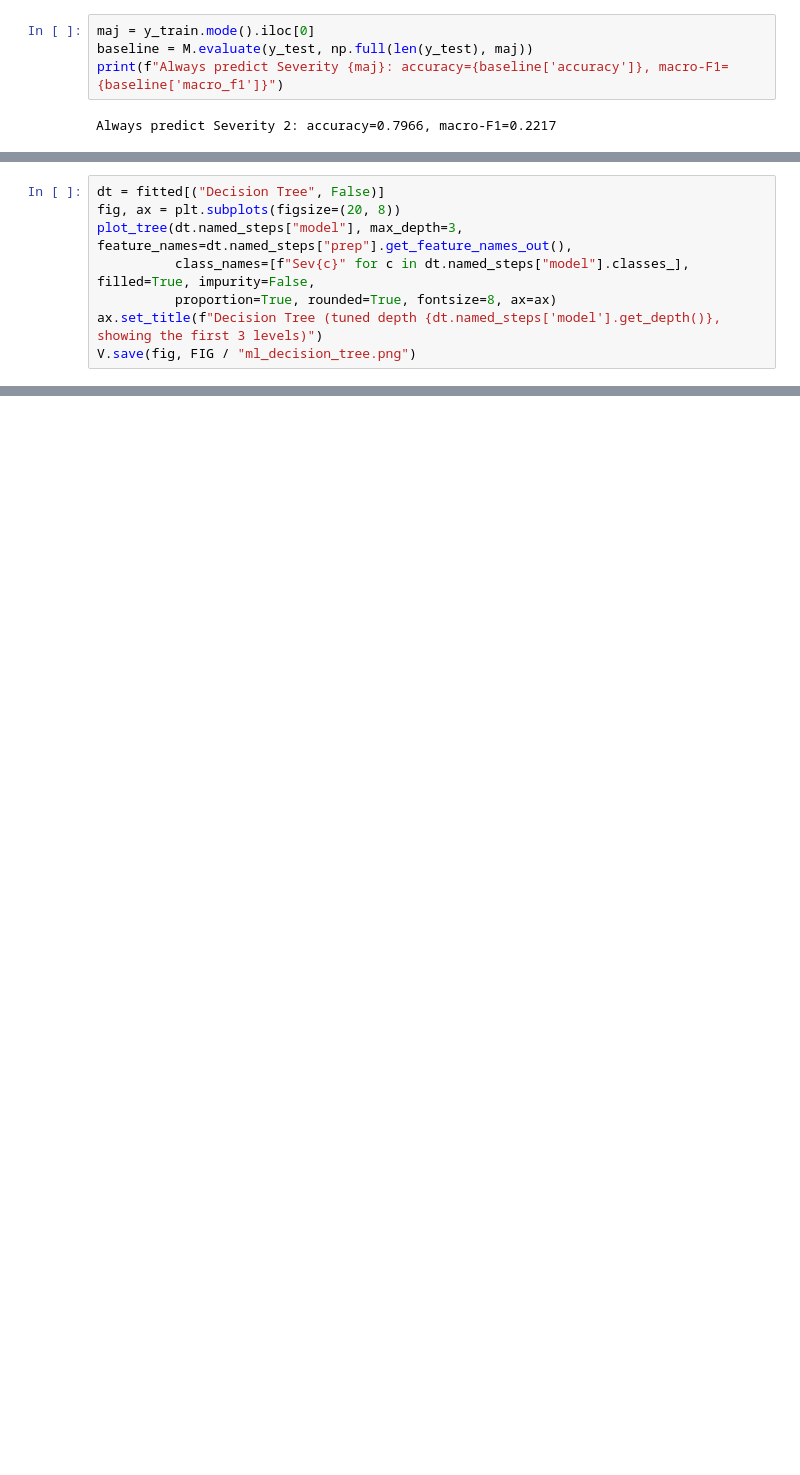
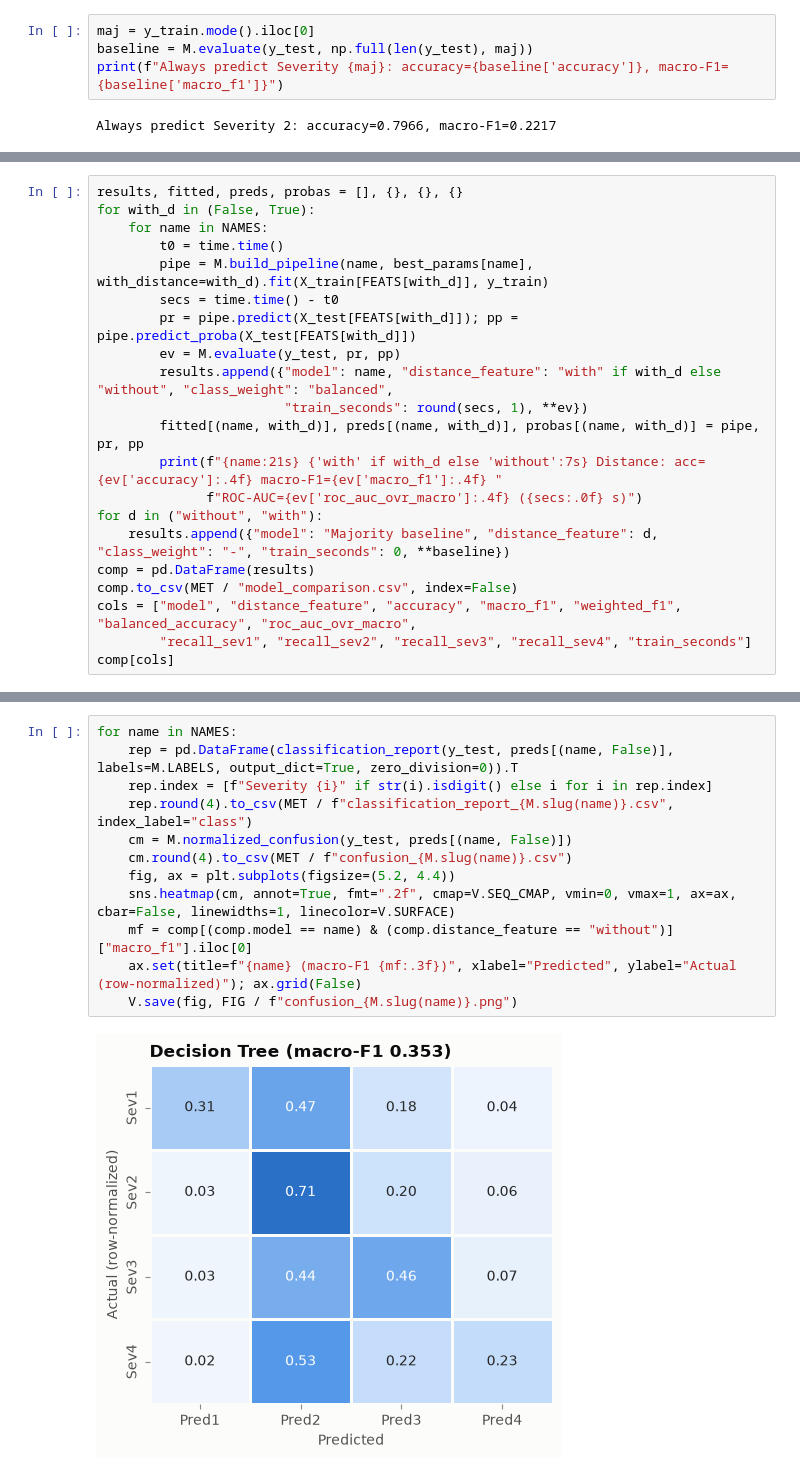
Before and after one commit to Abin-Shaji-Thomas/Smart-Traffic-Accident-Analysis-and-Severity-Prediction, a Jupyter notebook: notebooks/04_machine_learning.ipynb, the cells around one changed output, grey strips where cells are left out. Saved outputs shown, nothing was run; the diff lists cells and outputs as text; blank space fills up the shorter version.

```diff
--- a/notebooks/04_machine_learning.ipynb
+++ b/notebooks/04_machine_learning.ipynb
@@ -323,8 +74,0 @@ Name: Sev4, dtype: float64
-# %%
-dt = fitted[("Decision Tree", False)]
-fig, ax = plt.subplots(figsize=(20, 8))
-plot_tree(dt.named_steps["model"], max_depth=3, feature_names=dt.named_steps["prep"].get_feature_names_out(),
-          class_names=[f"Sev{c}" for c in dt.named_steps["model"].classes_], filled=True, impurity=False,
-          proportion=True, rounded=True, fontsize=8, ax=ax)
-ax.set_title(f"Decision Tree (tuned depth {dt.named_steps['model'].get_depth()}, showing the first 3 levels)")
-V.save(fig, FIG / "ml_decision_tree.png")
@@ -365,0 +114,21 @@ for v in summary.values(): print("-", v)
+# %%
+results, fitted, preds, probas = [], {}, {}, {}
+for with_d in (False, True):
+    for name in NAMES:
+        t0 = time.time()
+        pipe = M.build_pipeline(name, best_params[name], with_distance=with_d).fit(X_train[FEATS[with_d]], y_train)
+        secs = time.time() - t0
+        pr = pipe.predict(X_test[FEATS[with_d]]); pp = pipe.predict_proba(X_test[FEATS[with_d]])
+        ev = M.evaluate(y_test, pr, pp)
+        results.append({"model": name, "distance_feature": "with" if with_d else "without", "class_weight": "balanced",
+                        "train_seconds": round(secs, 1), **ev})
+        fitted[(name, with_d)], preds[(name, with_d)], probas[(name, with_d)] = pipe, pr, pp
+        print(f"{name:21s} {'with' if with_d else 'without':7s} Distance: acc={ev['accuracy']:.4f} macro-F1={ev['macro_f1']:.4f} "
+              f"ROC-AUC={ev['roc_auc_ovr_macro']:.4f} ({secs:.0f} s)")
+for d in ("without", "with"):
+    results.append({"model": "Majority baseline", "distance_feature": d, "class_weight": "-", "train_seconds": 0, **baseline})
+comp = pd.DataFrame(results)
+comp.to_csv(MET / "model_comparison.csv", index=False)
+cols = ["model", "distance_feature", "accuracy", "macro_f1", "weighted_f1", "balanced_accuracy", "roc_auc_ovr_macro",
+        "recall_sev1", "recall_sev2", "recall_sev3", "recall_sev4", "train_seconds"]
+comp[cols]
@@ -365,0 +157,14 @@ for v in summary.values(): print("-", v)
+# %%
+for name in NAMES:
+    rep = pd.DataFrame(classification_report(y_test, preds[(name, False)], labels=M.LABELS, output_dict=True, zero_division=0)).T
+    rep.index = [f"Severity {i}" if str(i).isdigit() else i for i in rep.index]
+    rep.round(4).to_csv(MET / f"classification_report_{M.slug(name)}.csv", index_label="class")
+    cm = M.normalized_confusion(y_test, preds[(name, False)])
+    cm.round(4).to_csv(MET / f"confusion_{M.slug(name)}.csv")
+    fig, ax = plt.subplots(figsize=(5.2, 4.4))
+    sns.heatmap(cm, annot=True, fmt=".2f", cmap=V.SEQ_CMAP, vmin=0, vmax=1, ax=ax, cbar=False, linewidths=1, linecolor=V.SURFACE)
+    mf = comp[(comp.model == name) & (comp.distance_feature == "without")]["macro_f1"].iloc[0]
+    ax.set(title=f"{name} (macro-F1 {mf:.3f})", xlabel="Predicted", ylabel="Actual (row-normalized)"); ax.grid(False)
+    V.save(fig, FIG / f"confusion_{M.slug(name)}.png")
+# %% [output]
+[figure, added]
```
Also changed, not shown: parts of 50 cells of this notebook, 32 other files.
